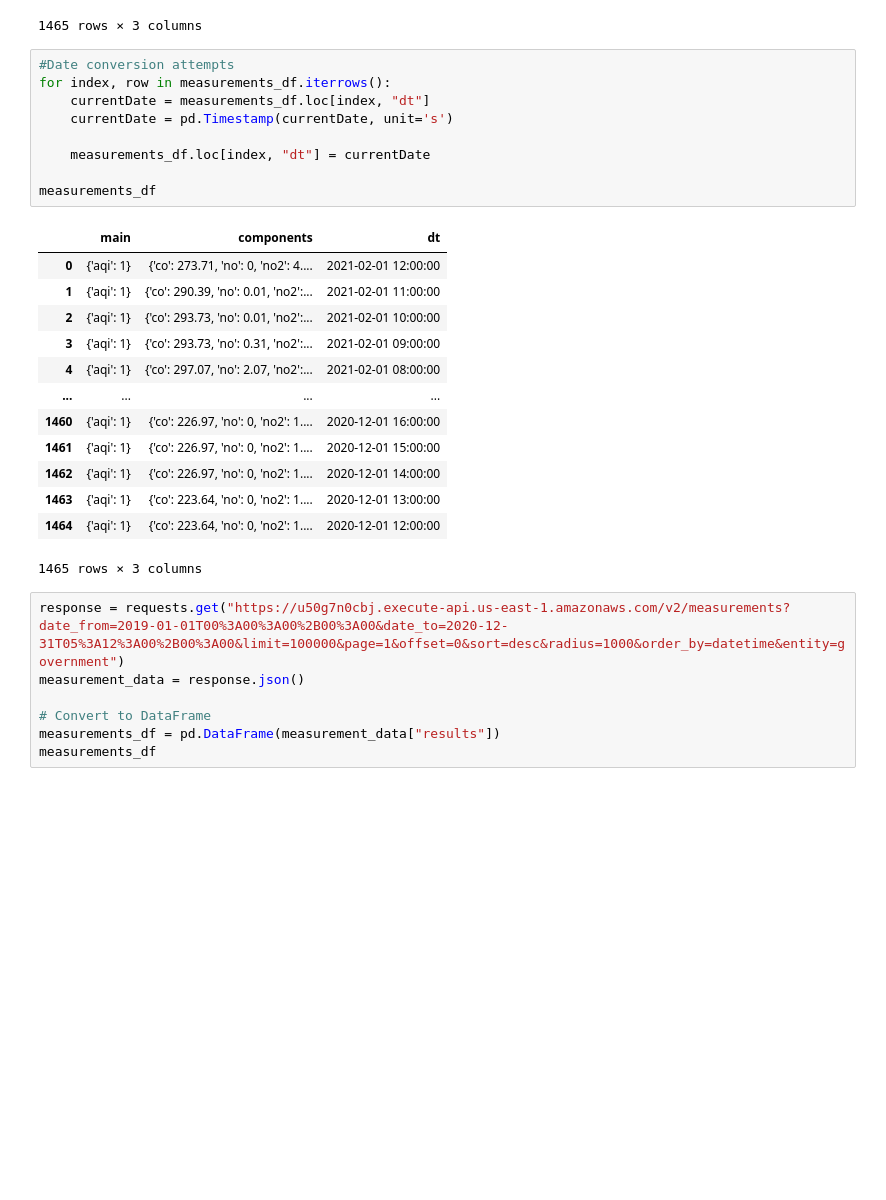
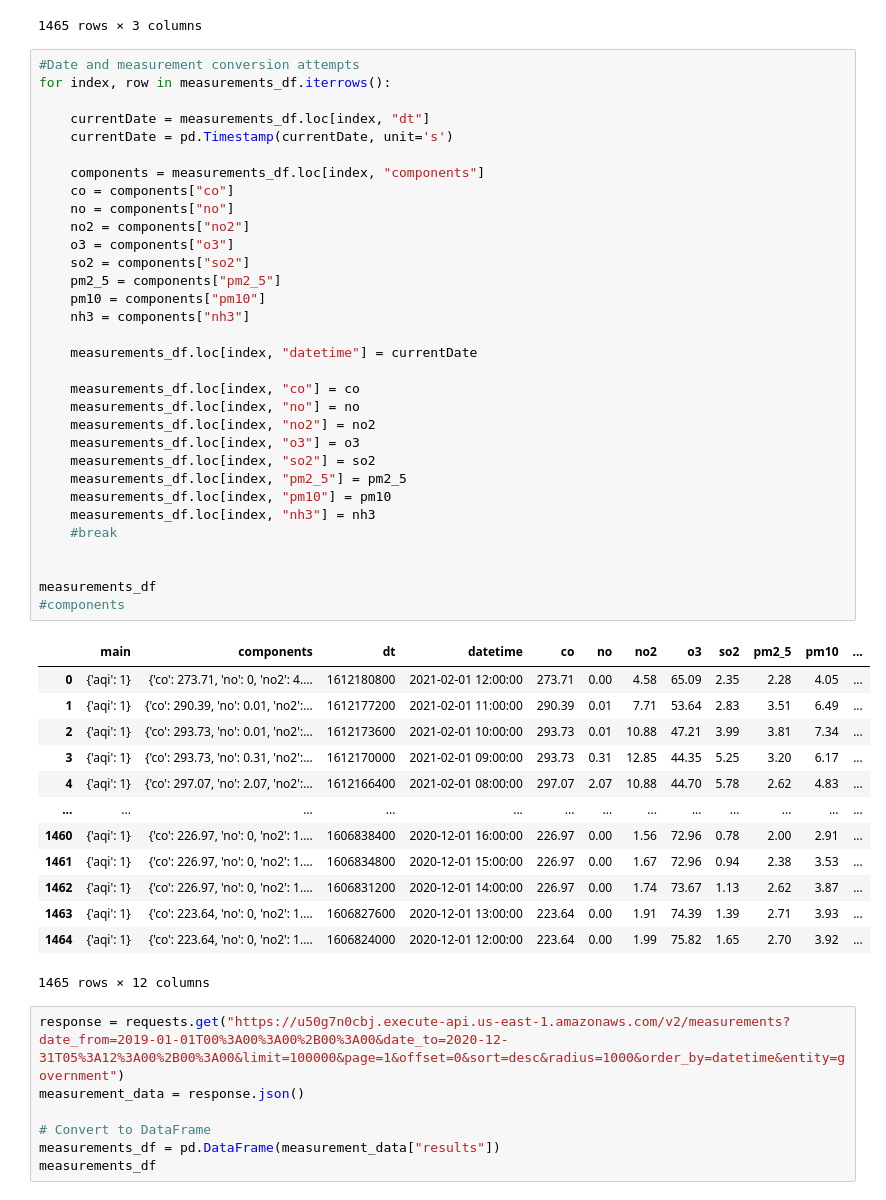
Before and after one commit to khartmann5/Project_01, a Jupyter notebook: api-capture.ipynb, the cells around one changed output. Drawn from its saved outputs; the diff is of its cells as text; blank space fills up the shorter version.

Commit message:
date conversion in dataframe and component breakout now working

```diff
--- a/api-capture.ipynb
+++ b/api-capture.ipynb
@@ -66,29 +66,52 @@ measurements_df
 | 1463 | {'aqi': 1} | {'co': 223.64, 'no': 0, 'no2': 1.... | 1606827600 |
 | 1464 | {'aqi': 1} | {'co': 223.64, 'no': 0, 'no2': 1.... | 1606824000 |
 1465 rows × 3 columns
-# %%
-#Date conversion attempts
-for index, row in measurements_df.iterrows():
-    currentDate = measurements_df.loc[index, "dt"]
-    currentDate = pd.Timestamp(currentDate, unit='s')
-
-    measurements_df.loc[index, "dt"] = currentDate
-
-measurements_df
-# %% [output]
-|  | main | components | dt |
-| 0 | {'aqi': 1} | {'co': 273.71, 'no': 0, 'no2': 4.... | 2021-02-01 12:00:00 |
-| 1 | {'aqi': 1} | {'co': 290.39, 'no': 0.01, 'no2':... | 2021-02-01 11:00:00 |
-| 2 | {'aqi': 1} | {'co': 293.73, 'no': 0.01, 'no2':... | 2021-02-01 10:00:00 |
-| 3 | {'aqi': 1} | {'co': 293.73, 'no': 0.31, 'no2':... | 2021-02-01 09:00:00 |
-| 4 | {'aqi': 1} | {'co': 297.07, 'no': 2.07, 'no2':... | 2021-02-01 08:00:00 |
-| ... | ... | ... | ... |
-| 1460 | {'aqi': 1} | {'co': 226.97, 'no': 0, 'no2': 1.... | 2020-12-01 16:00:00 |
-| 1461 | {'aqi': 1} | {'co': 226.97, 'no': 0, 'no2': 1.... | 2020-12-01 15:00:00 |
-| 1462 | {'aqi': 1} | {'co': 226.97, 'no': 0, 'no2': 1.... | 2020-12-01 14:00:00 |
-| 1463 | {'aqi': 1} | {'co': 223.64, 'no': 0, 'no2': 1.... | 2020-12-01 13:00:00 |
-| 1464 | {'aqi': 1} | {'co': 223.64, 'no': 0, 'no2': 1.... | 2020-12-01 12:00:00 |
-1465 rows × 3 columns
+# %%
+#Date and measurement conversion attempts
+for index, row in measurements_df.iterrows():
+
+    currentDate = measurements_df.loc[index, "dt"]
+    currentDate = pd.Timestamp(currentDate, unit='s')
+
+    components = measurements_df.loc[index, "components"]
+    co = components["co"]
+    no = components["no"]
+    no2 = components["no2"]
+    o3 = components["o3"]
+    so2 = components["so2"]
+    pm2_5 = components["pm2_5"]
+    pm10 = components["pm10"]
+    nh3 = components["nh3"]
+
+    measurements_df.loc[index, "datetime"] = currentDate
+
+    measurements_df.loc[index, "co"] = co
+    measurements_df.loc[index, "no"] = no
+    measurements_df.loc[index, "no2"] = no2
+    measurements_df.loc[index, "o3"] = o3
+    measurements_df.loc[index, "so2"] = so2
+    measurements_df.loc[index, "pm2_5"] = pm2_5
+    measurements_df.loc[index, "pm10"] = pm10
+    measurements_df.loc[index, "nh3"] = nh3
+    #break
+
+
+measurements_df
+#components
+# %% [output]
+|  | main | components | dt | datetime | co | no | no2 | o3 | so2 | pm2_5 | pm10 | ... |
+| 0 | {'aqi': 1} | {'co': 273.71, 'no': 0, 'no2': 4.... | 1612180800 | 2021-02-01 12:00:00 | 273.71 | 0.00 | 4.58 | 65.09 | 2.35 | 2.28 | 4.05 | ... |
+| 1 | {'aqi': 1} | {'co': 290.39, 'no': 0.01, 'no2':... | 1612177200 | 2021-02-01 11:00:00 | 290.39 | 0.01 | 7.71 | 53.64 | 2.83 | 3.51 | 6.49 | ... |
+| 2 | {'aqi': 1} | {'co': 293.73, 'no': 0.01, 'no2':... | 1612173600 | 2021-02-01 10:00:00 | 293.73 | 0.01 | 10.88 | 47.21 | 3.99 | 3.81 | 7.34 | ... |
+| 3 | {'aqi': 1} | {'co': 293.73, 'no': 0.31, 'no2':... | 1612170000 | 2021-02-01 09:00:00 | 293.73 | 0.31 | 12.85 | 44.35 | 5.25 | 3.20 | 6.17 | ... |
+| 4 | {'aqi': 1} | {'co': 297.07, 'no': 2.07, 'no2':... | 1612166400 | 2021-02-01 08:00:00 | 297.07 | 2.07 | 10.88 | 44.70 | 5.78 | 2.62 | 4.83 | ... |
+| ... | ... | ... | ... | ... | ... | ... | ... | ... | ... | ... | ... | ... |
+| 1460 | {'aqi': 1} | {'co': 226.97, 'no': 0, 'no2': 1.... | 1606838400 | 2020-12-01 16:00:00 | 226.97 | 0.00 | 1.56 | 72.96 | 0.78 | 2.00 | 2.91 | ... |
+| 1461 | {'aqi': 1} | {'co': 226.97, 'no': 0, 'no2': 1.... | 1606834800 | 2020-12-01 15:00:00 | 226.97 | 0.00 | 1.67 | 72.96 | 0.94 | 2.38 | 3.53 | ... |
+| 1462 | {'aqi': 1} | {'co': 226.97, 'no': 0, 'no2': 1.... | 1606831200 | 2020-12-01 14:00:00 | 226.97 | 0.00 | 1.74 | 73.67 | 1.13 | 2.62 | 3.87 | ... |
+| 1463 | {'aqi': 1} | {'co': 223.64, 'no': 0, 'no2': 1.... | 1606827600 | 2020-12-01 13:00:00 | 223.64 | 0.00 | 1.91 | 74.39 | 1.39 | 2.71 | 3.93 | ... |
+| 1464 | {'aqi': 1} | {'co': 223.64, 'no': 0, 'no2': 1.... | 1606824000 | 2020-12-01 12:00:00 | 223.64 | 0.00 | 1.99 | 75.82 | 1.65 | 2.70 | 3.92 | ... |
+1465 rows × 12 columns
 # %%
 response = requests.get("https://u50g7n0cbj.execute-api.us-east-1.amazonaws.com/v2/measurements?date_from=2019-01-01T00%3A00%3A00%2B00%3A00&date_to=2020-12-31T05%3A12%3A00%2B00%3A00&limit=100000&page=1&offset=0&sort=desc&radius=1000&order_by=datetime&entity=government")
 measurement_data = response.json()
```
